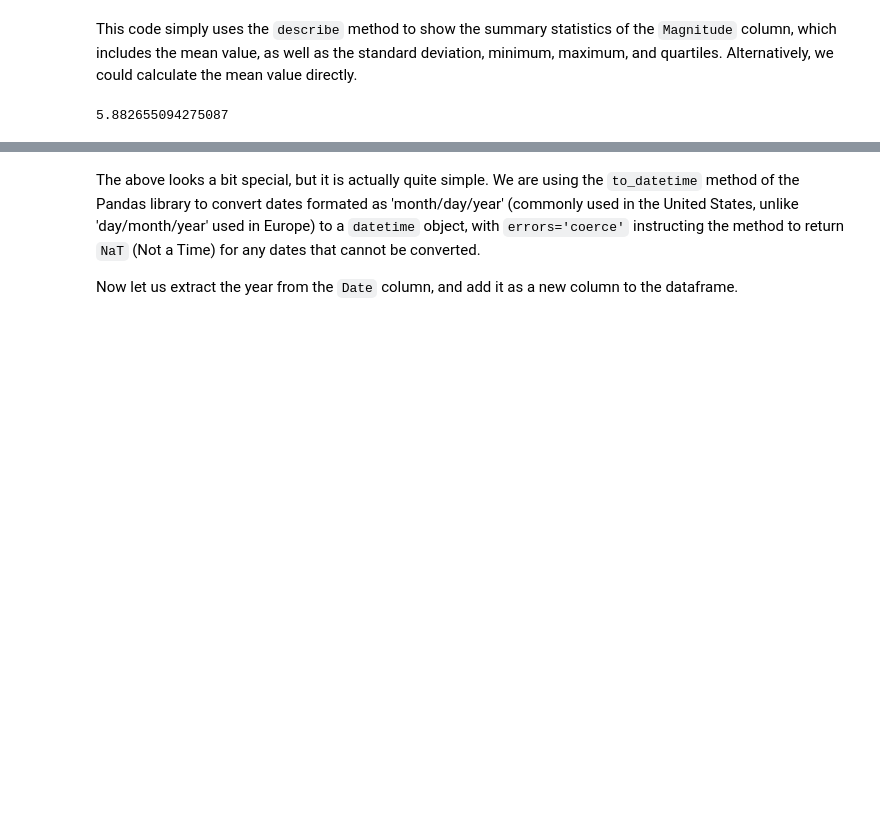
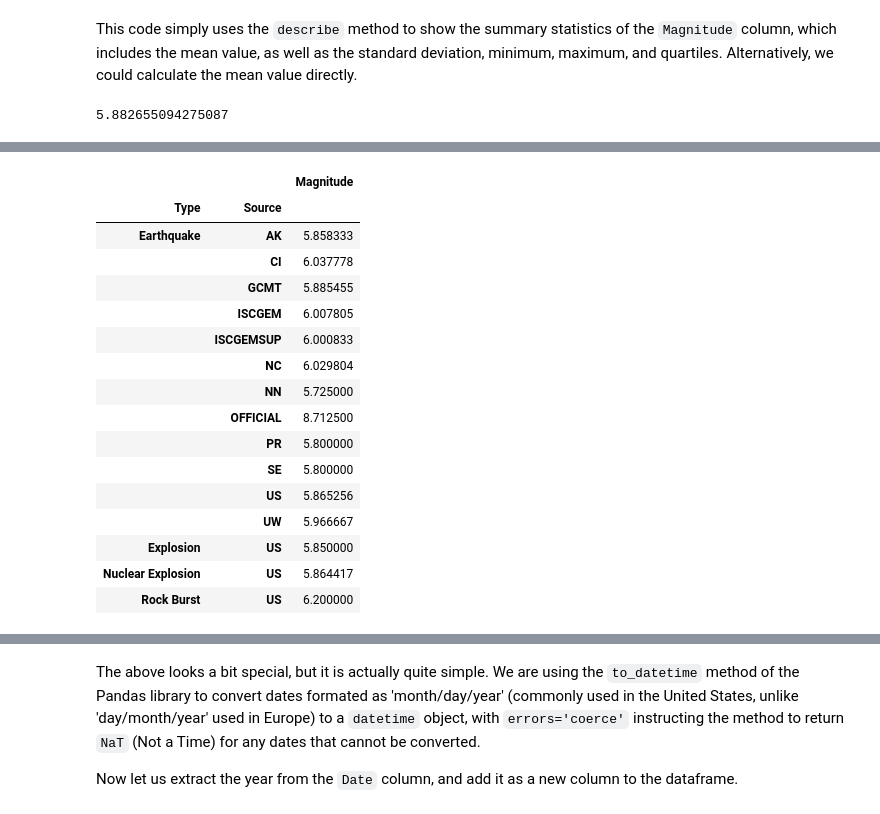
Before and after one commit to pedro-leitao/pedro-leitao.github.io, a Jupyter notebook: python-for-students/diving-into-data.ipynb, the cells around one changed output, grey strips where cells are left out. Drawn from its saved outputs; the diff is of its cells as text; code cells hidden in the pictures; blank space fills up the shorter version.

```diff
--- a/python-for-students/diving-into-data.ipynb
+++ b/python-for-students/diving-into-data.ipynb
@@ -287,0 +400,25 @@ earthquakes['Magnitude'].mean()
+# %%
+# Pivot Type and Magnitude
+earthquakes.pivot_table(
+    values='Magnitude',
+    index=['Type', 'Source'],
+    aggfunc='mean'
+)
+# %% [output]
+|  |  | Magnitude |
+| Type | Source |  |
+| Earthquake | AK | 5.858333 |
+|  | CI | 6.037778 |
+|  | GCMT | 5.885455 |
+|  | ISCGEM | 6.007805 |
+|  | ISCGEMSUP | 6.000833 |
+|  | NC | 6.029804 |
+|  | NN | 5.725000 |
+|  | OFFICIAL | 8.712500 |
+|  | PR | 5.800000 |
+|  | SE | 5.800000 |
+|  | US | 5.865256 |
+|  | UW | 5.966667 |
+| Explosion | US | 5.850000 |
+| Nuclear Explosion | US | 5.864417 |
+| Rock Burst | US | 6.200000 |
```
Also changed, not shown: parts of 20 cells of this notebook.
